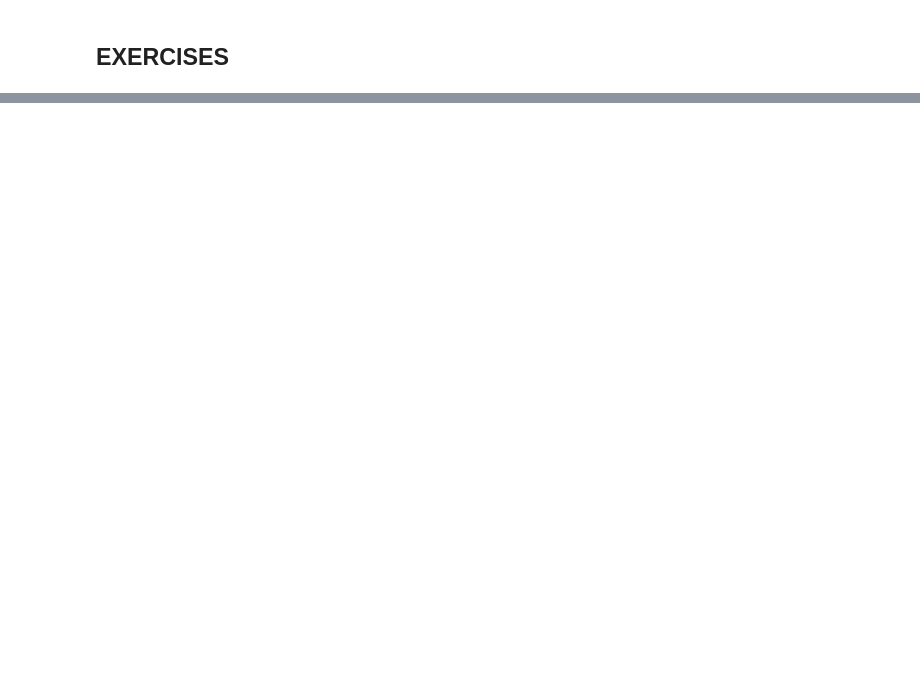
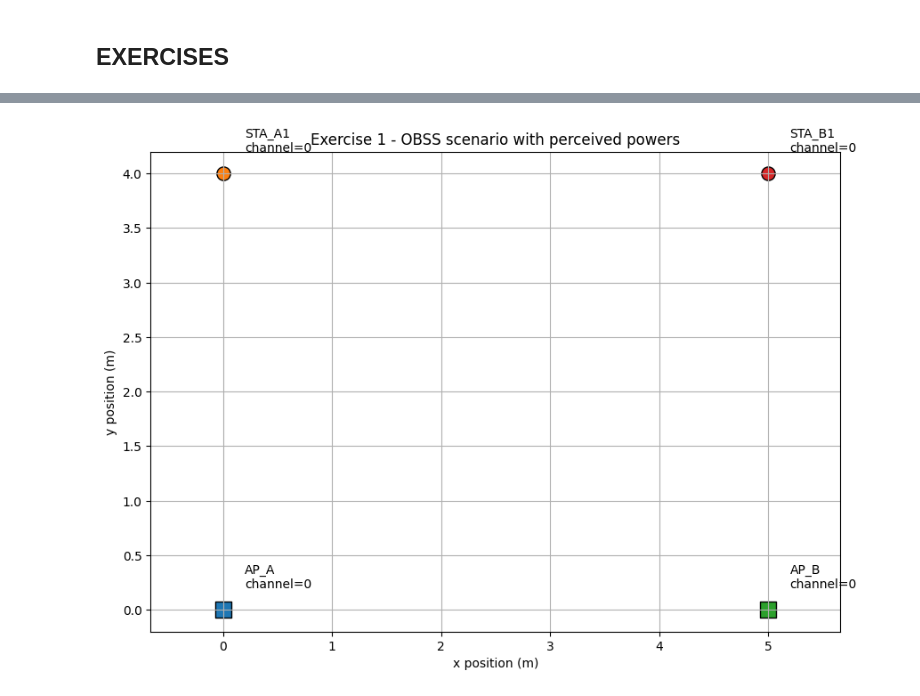
Before and after one commit to iNeKkaa/AAX_seminars, a Jupyter notebook: Labs/ML4Net_Lab1.ipynb, the cells around one changed output, grey strips where cells are left out. Drawn from its saved outputs; the diff is of its cells as text; code cells hidden in the pictures; blank space fills up the shorter version.

```diff
--- a/Labs/ML4Net_Lab1.ipynb
+++ b/Labs/ML4Net_Lab1.ipynb
@@ -1126,14 +339,0 @@ logs_output_AAX-LAB1-EX3-EGREEDY_A1_B.txt
-# %%
-#Inspect epsilon-greedy agent logs
-
-for log_file in exercise3_logs:
-    print("\n==============================")
-    print(os.path.basename(log_file))
-    print("==============================")
-
-    with open(log_file, "r", errors="ignore") as file:
-        for i, line in enumerate(file):
-            print(line.strip())
-
-            if i >= 60:
-                break
@@ -2332,0 +473,54 @@ BSS A and BSS C obtain similar throughput because they are placed at the edges o
+# %%
+# Exercise 1 - Plot scenario
+
+plt.figure(figsize=(10, 7))
+
+if not powers_summary.empty:
+    min_power = powers_summary['power_dbm'].min()
+    max_power = powers_summary['power_dbm'].max()
+
+    for _, row in powers_summary.iterrows():
+        tx_row = nodes[nodes['node_name'] == row['transmitter']].iloc[0]
+        rx_row = nodes[nodes['node_name'] == row['receiver']].iloc[0]
+
+        x_tx, y_tx = tx_row[col_x], tx_row[col_y]
+        x_rx, y_rx = rx_row[col_x], rx_row[col_y]
+        power = row['power_dbm']
+
+        if max_power != min_power:
+            normalized_power = (power - min_power) / (max_power - min_power)
+        else:
+            normalized_power = 0.5
+
+        plt.plot(
+            [x_tx, x_rx],
+            [y_tx, y_rx],
+            linestyle='--',
+            linewidth=0.5 + 3 * normalized_power,
+            alpha=0.25 + 0.55 * normalized_power
+        )
+        plt.text(
+            (x_tx + x_rx) / 2,
+            (y_tx + y_rx) / 2,
+            f'{power:.1f} dBm',
+            fontsize=8,
+            ha='center',
+            va='center'
+        )
+
+for _, row in nodes.iterrows():
+    node_name = row['node_name']
+    marker = 's' if 'AP' in node_name else 'o'
+    size = 180 if 'AP' in node_name else 120
+
+    plt.scatter(row[col_x], row[col_y], s=size, marker=marker, edgecolor='black')
+    plt.text(row[col_x] + 0.2, row[col_y] + 0.2, f'{node_name}\nchannel={row["channel_used"]}', fontsize=10)
+
+plt.title('Exercise 1 - OBSS scenario with perceived powers')
+plt.xlabel('x position (m)')
+plt.ylabel('y position (m)')
+plt.grid(True)
+plt.axis('equal')
+plt.show()
+# %% [output]
+[figure, added]
```
Also changed, not shown: parts of 124 cells of this notebook.
